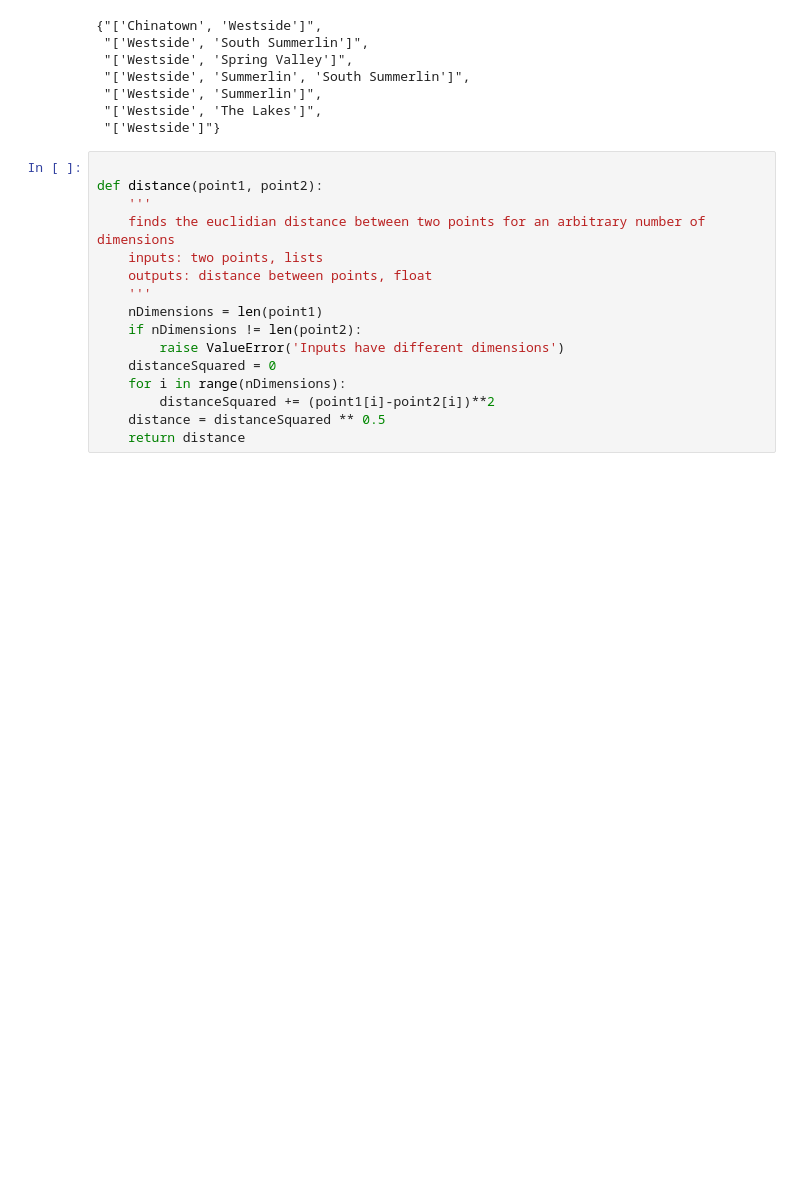
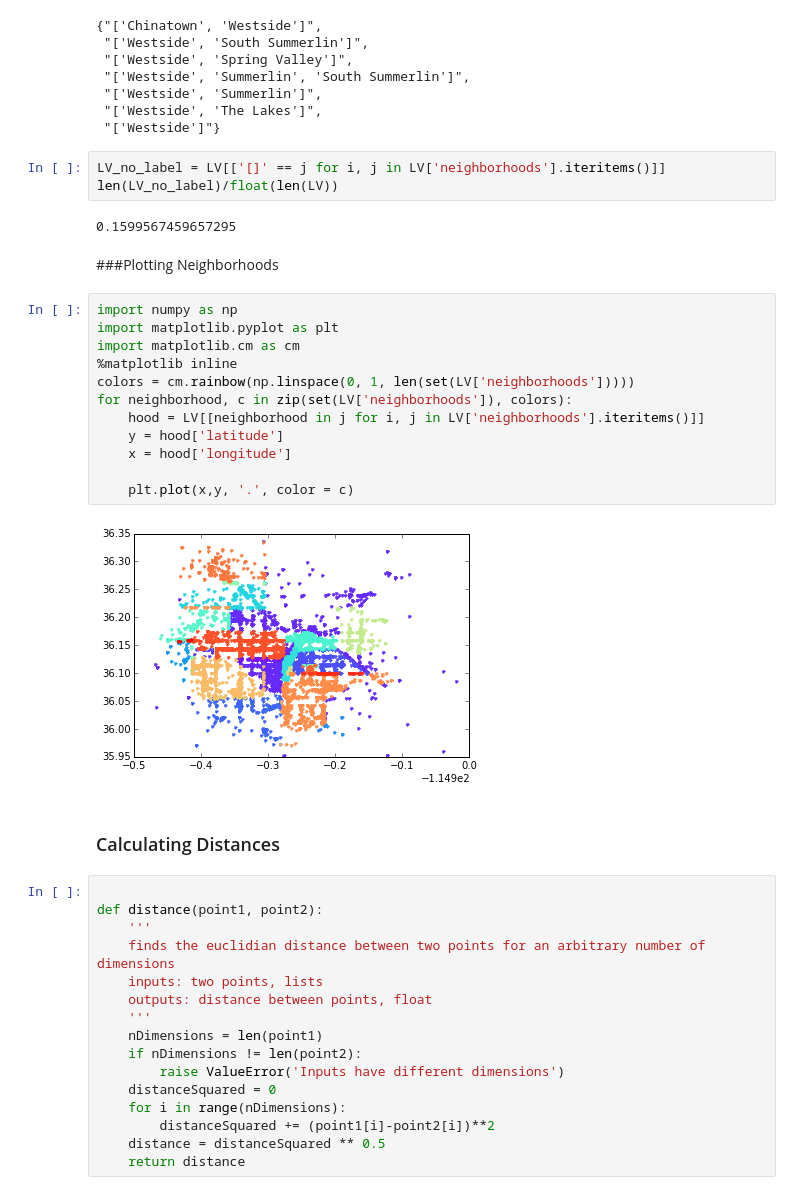
Before and after one commit to drsaltiel/GA_final, a Jupyter notebook: exploration.ipynb, the cells around one changed output. Saved outputs shown, nothing was run; the diff lists cells and outputs as text; blank space fills up the shorter version.

```diff
--- a/exploration.ipynb
+++ b/exploration.ipynb
@@ -252,6 +232,29 @@ set(LV_westside['neighborhoods'])
  "['Westside', 'Summerlin']",
  "['Westside', 'The Lakes']",
  "['Westside']"}
+# %%
+LV_no_label = LV[['[]' == j for i, j in LV['neighborhoods'].iteritems()]]
+len(LV_no_label)/float(len(LV))
+# %% [output]
+0.1599567459657295
+# %% [markdown]
+###Plotting Neighborhoods
+# %%
+import numpy as np
+import matplotlib.pyplot as plt
+import matplotlib.cm as cm
+%matplotlib inline
+colors = cm.rainbow(np.linspace(0, 1, len(set(LV['neighborhoods']))))
+for neighborhood, c in zip(set(LV['neighborhoods']), colors):
+    hood = LV[[neighborhood in j for i, j in LV['neighborhoods'].iteritems()]]
+    y = hood['latitude']
+    x = hood['longitude']
+
+    plt.plot(x,y, '.', color = c)
+# %% [output]
+[figure, added]
+# %% [markdown]
+### Calculating Distances
 # %%
 
 def distance(point1, point2):
```
Also changed, not shown: parts of 14 cells of this notebook.
